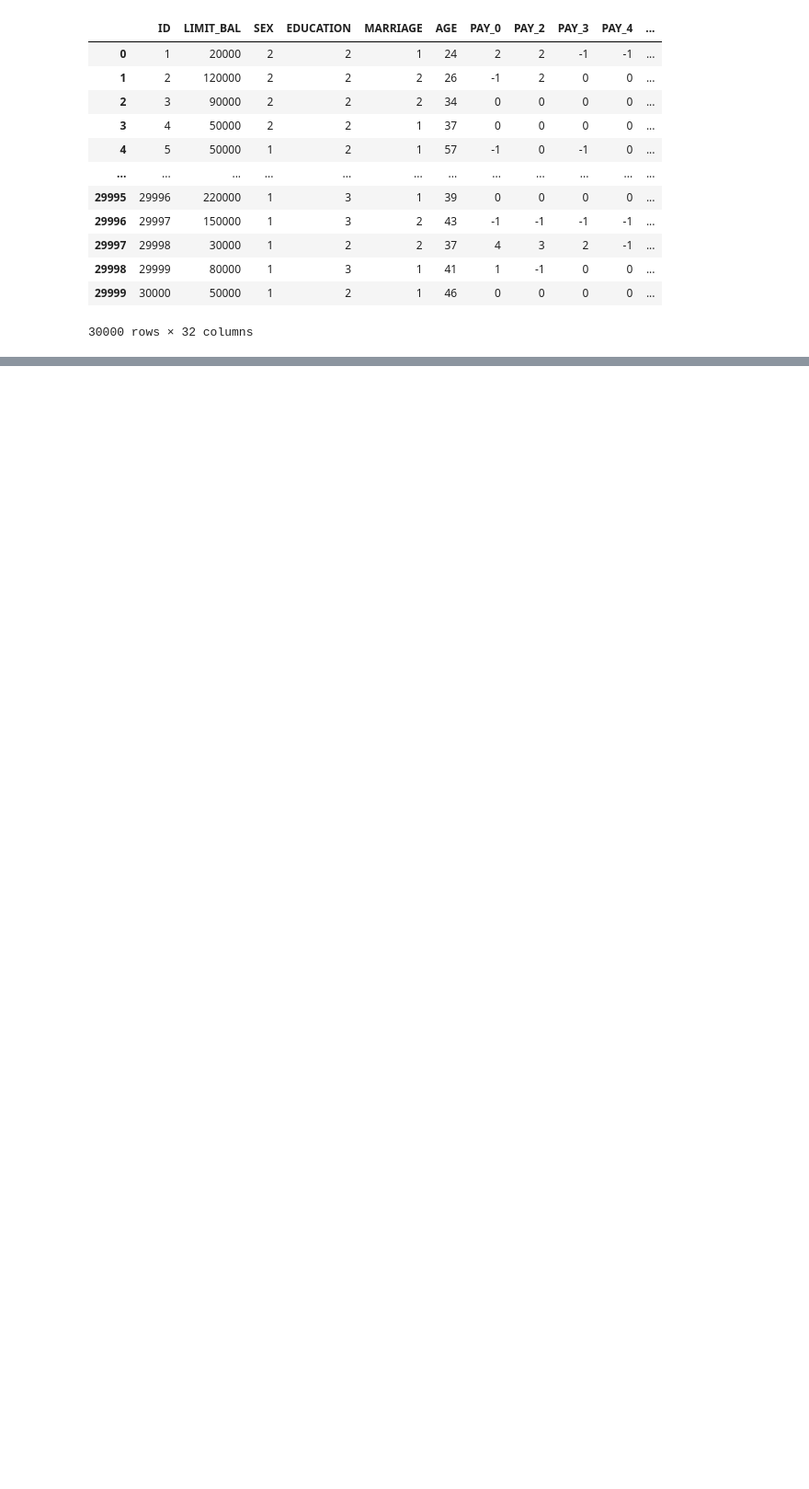
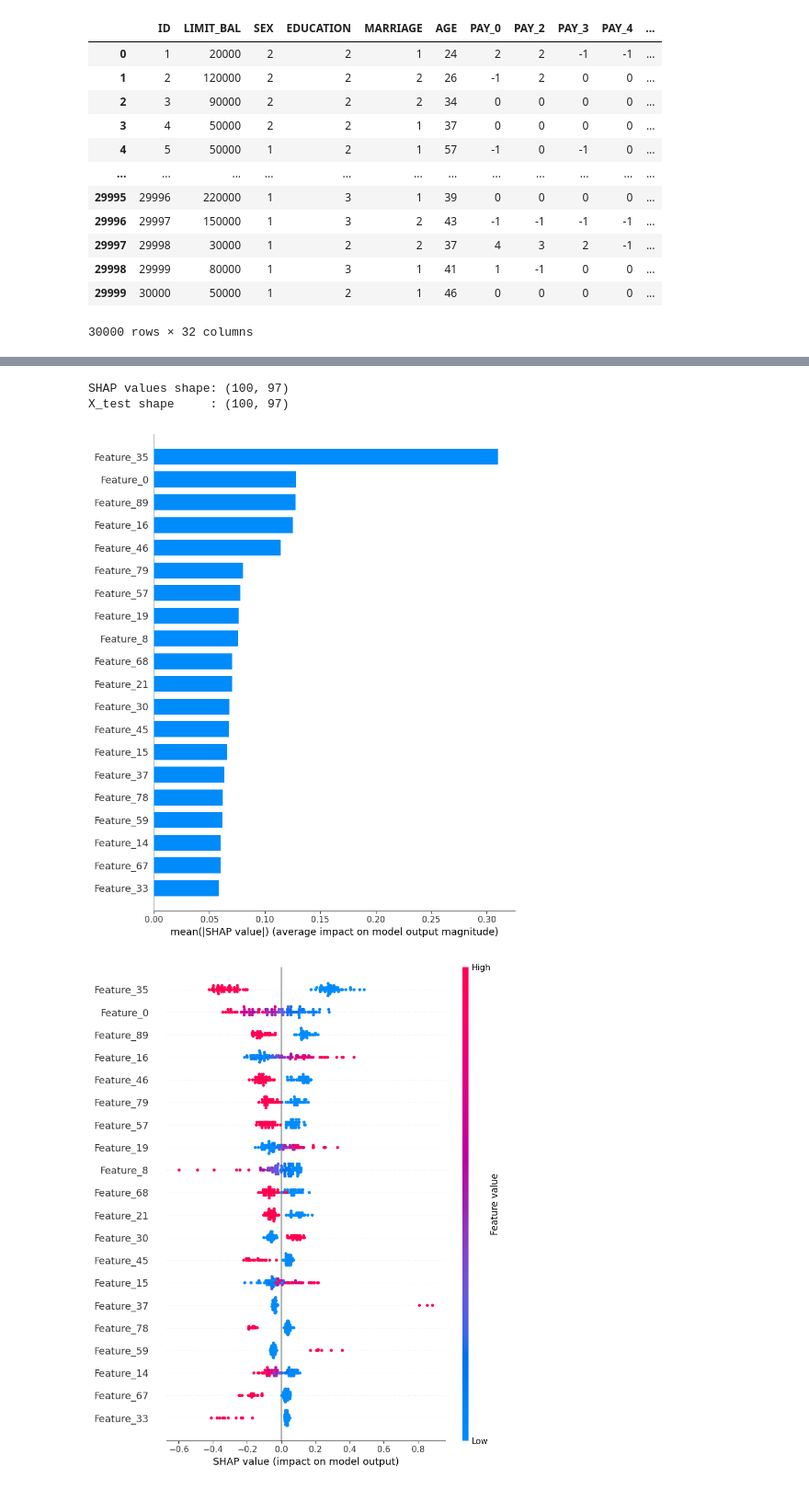
Before and after one commit to Group-10-Deep-Learning-Project/G10---Comparative-Effects-of-Credit-Utilization-on-Predicted-Default-Risk, a Jupyter notebook: MLP.ipynb, the cells around one changed output, grey strips where cells are left out. Shown at 92% size. Cells and saved outputs as stored; diff of their text form; code cells hidden in the pictures; blank space fills up the shorter version.

Commit message:
Add files via upload
Integrating SHAP Analysis + Feature Analysis from Claudio's RF model for analysis

```diff
--- a/MLP.ipynb
+++ b/MLP.ipynb
@@ -198,0 +200,40 @@ ROC AUC  : 0.7909
+# %%
+# Fixed SHAP for MLP - handles shape issues
+model.eval()
+
+# x_train and x_test are already tensors in this notebook
+X_train_sample = x_train[:200]
+X_test_sample = x_test[:100]
+
+# DeepExplainer works with PyTorch models
+explainer = shap.DeepExplainer(model, X_train_sample)
+shap_values = explainer.shap_values(X_test_sample)
+
+# DeepExplainer returns shape (100, 97, 1) for single output MLP
+# Squeeze the last dimension to get (100, 97)
+shap_vals_np = shap_values[:, :, 0]
+X_test_np = X_test_sample.detach().numpy()
+
+print(f"SHAP values shape: {shap_vals_np.shape}")
+print(f"X_test shape     : {X_test_np.shape}")
+
+# Feature names
+feature_names = [f"Feature_{i}" for i in range(X_test_np.shape[1])]
+
+# Global bar plot - mean absolute SHAP value per feature
+shap.summary_plot(shap_vals_np, X_test_np,
+                  feature_names=feature_names,
+                  plot_type="bar",
+                  max_display=20,
+                  show=True)
+
+# Beeswarm plot - direction and distribution of SHAP values
+shap.summary_plot(shap_vals_np, X_test_np,
+                  feature_names=feature_names,
+                  max_display=20,
+                  show=True)
+# %% [output]
+SHAP values shape: (100, 97)
+X_test shape     : (100, 97)
+[figure, added]
+[figure, added]
```
Also changed, not shown: parts of 9 cells of this notebook.
